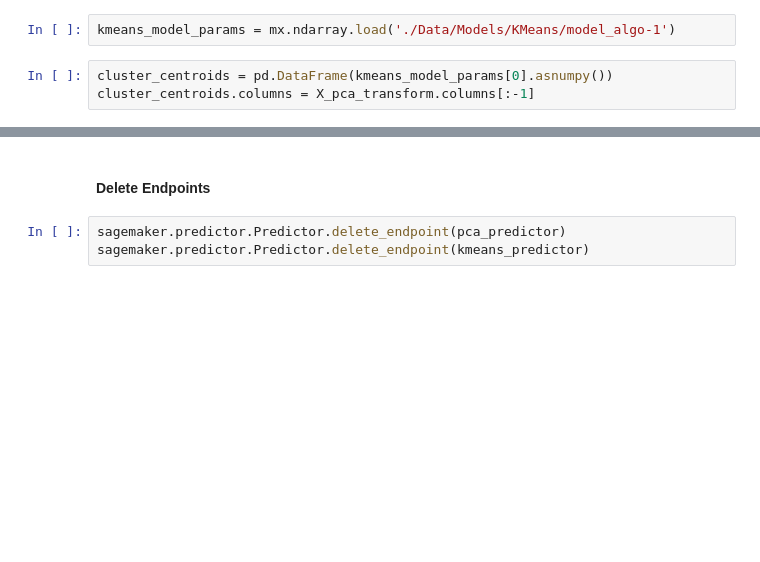
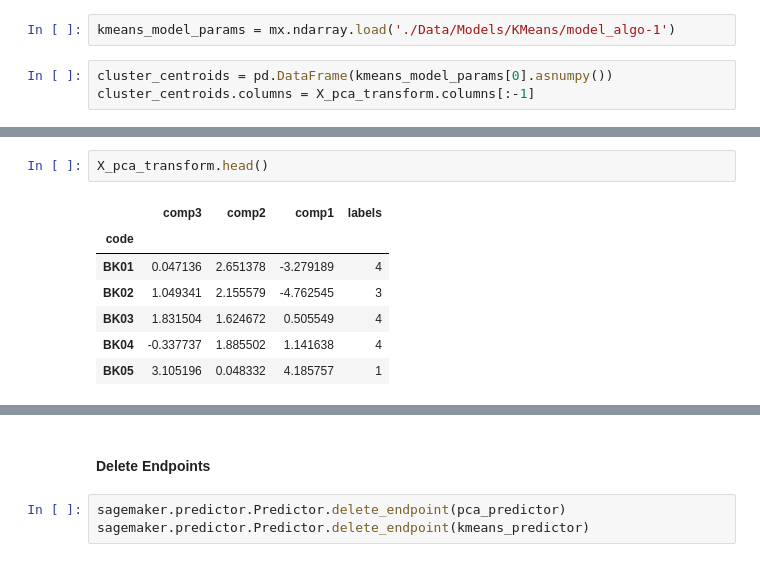
Before and after one commit to Williamdst/Bike-Share-USA, a Jupyter notebook: IV_Clustering.ipynb, the cells around one changed output, grey strips where cells are left out. Drawn from its saved outputs; the diff is of its cells as text; blank space fills up the shorter version.

```diff
--- a/IV_Clustering.ipynb
+++ b/IV_Clustering.ipynb
@@ -582,0 +614,10 @@ plt.show()
+# %%
+X_pca_transform.head()
+# %% [output]
+|  | comp3 | comp2 | comp1 | labels |
+| code |  |  |  |  |
+| BK01 | 0.047136 | 2.651378 | -3.279189 | 4 |
+| BK02 | 1.049341 | 2.155579 | -4.762545 | 3 |
+| BK03 | 1.831504 | 1.624672 | 0.505549 | 4 |
+| BK04 | -0.337737 | 1.885502 | 1.141638 | 4 |
+| BK05 | 3.105196 | 0.048332 | 4.185757 | 1 |
```
Also changed, not shown: parts of 7 cells of this notebook.
